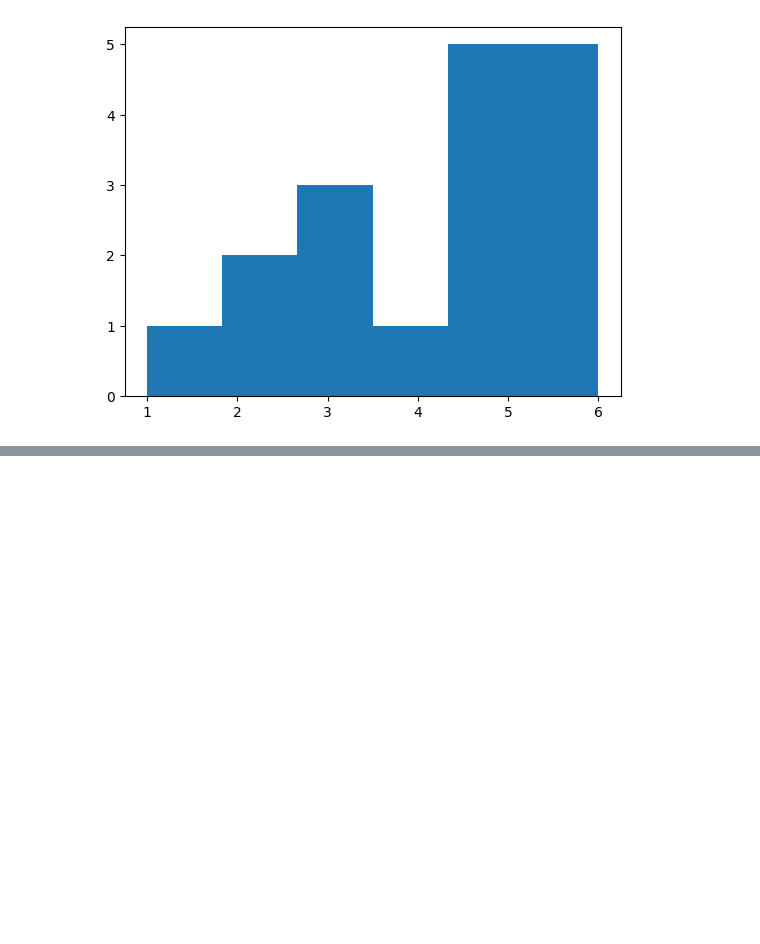
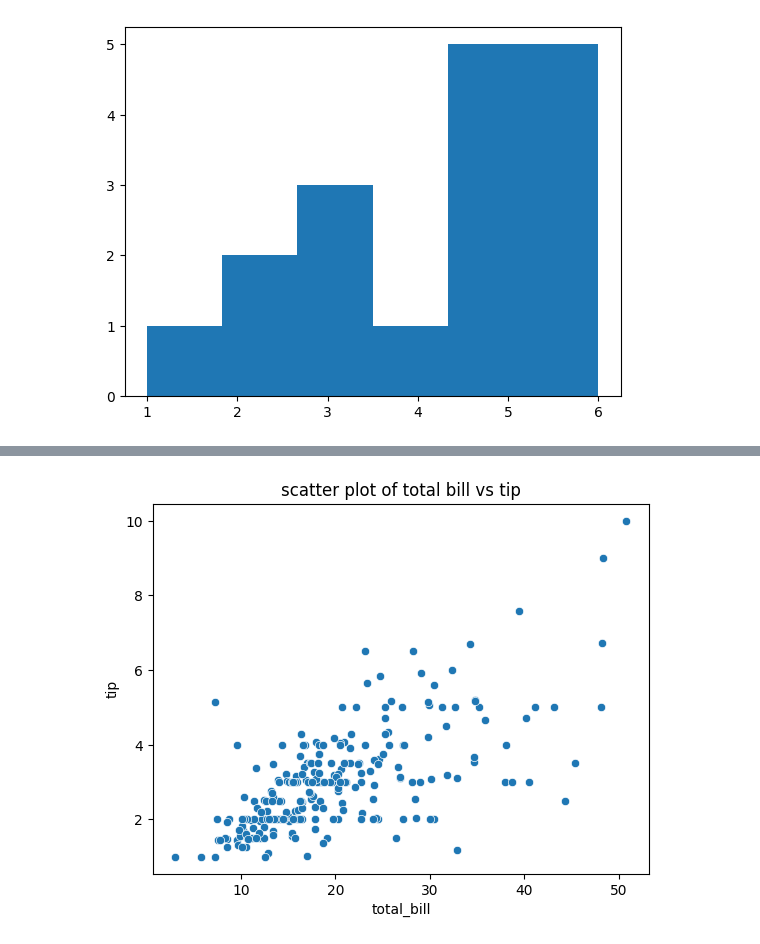
Before and after one commit to yashshahi/Practice, a Jupyter notebook: Visualisation.ipynb, the cells around one changed output, grey strips where cells are left out. Drawn from its saved outputs; the diff is of its cells as text; code cells hidden in the pictures; blank space fills up the shorter version.

Commit message:
some more visualisation added

```diff
--- a/Visualisation.ipynb
+++ b/Visualisation.ipynb
@@ -117,3 +117,7 @@ plt.hist(data,bins=6)
         5.16666667, 6.        ]),
  <BarContainer object of 6 artists>)
 [figure]
+# %%
+#basic  plotting with seaborn
+tips=sns.load_dataset('tips')
+tips
@@ -119,0 +138,7 @@ plt.hist(data,bins=6)
+# %%
+#create a scatter plot
+sns.scatterplot(x='total_bill',y='tip',data=tips)
+plt.title("scatter plot of total bill vs tip")
+plt.show()
+# %% [output]
+[figure, added]
```
Also changed, not shown: parts of 11 cells of this notebook.
